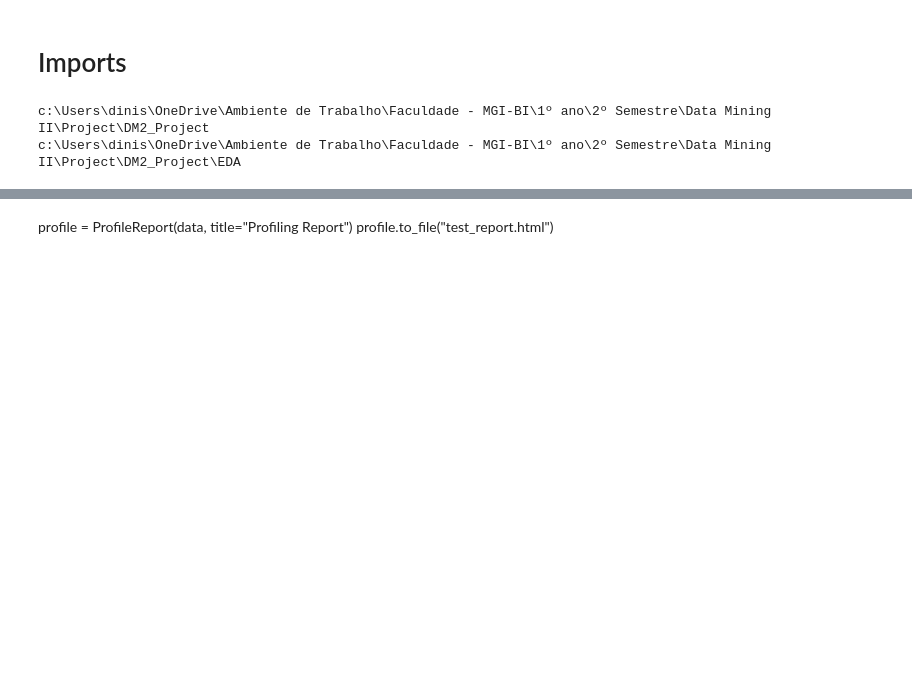
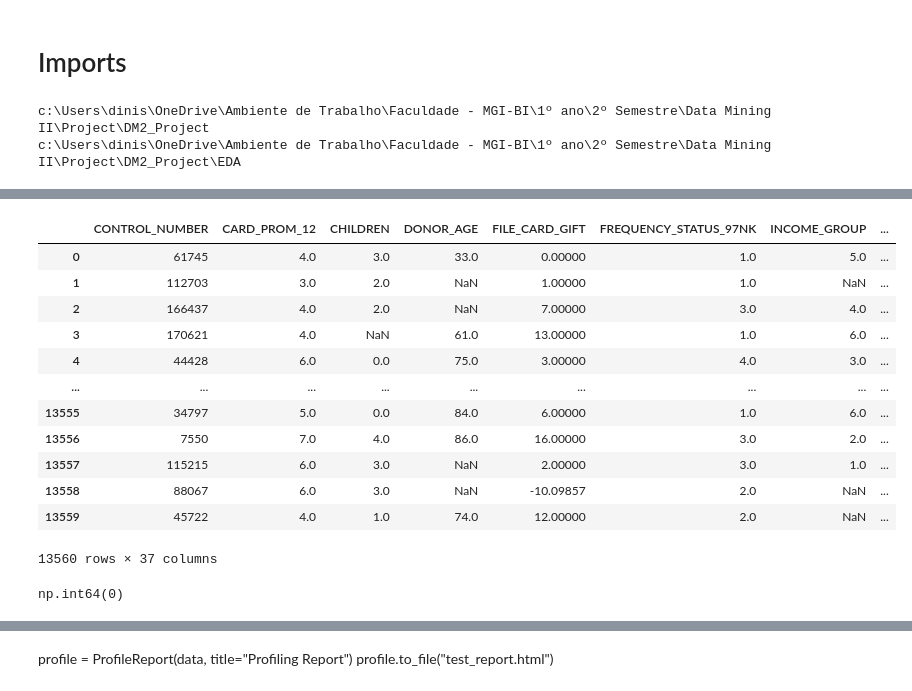
Before and after one commit to Dinis239/DM2_Project, a Jupyter notebook: EDA/test_dinis.ipynb, the cells around one changed output, grey strips where cells are left out. Drawn from its saved outputs; the diff is of its cells as text; code cells hidden in the pictures; blank space fills up the shorter version.

```diff
--- a/EDA/test_dinis.ipynb
+++ b/EDA/test_dinis.ipynb
@@ -20,0 +37,20 @@ c:\Users\dinis\OneDrive\Ambiente de Trabalho\Faculdade - MGI-BI\1º ano\2º Seme
+# %%
+data.astype({'SES' : 'Int64'}).select_dtypes(np.number)
+# %% [output]
+|  | CONTROL_NUMBER | CARD_PROM_12 | CHILDREN | DONOR_AGE | FILE_CARD_GIFT | FREQUENCY_STATUS_97NK | INCOME_GROUP | ... |
+| 0 | 61745 | 4.0 | 3.0 | 33.0 | 0.00000 | 1.0 | 5.0 | ... |
+| 1 | 112703 | 3.0 | 2.0 | NaN | 1.00000 | 1.0 | NaN | ... |
+| 2 | 166437 | 4.0 | 2.0 | NaN | 7.00000 | 3.0 | 4.0 | ... |
+| 3 | 170621 | 4.0 | NaN | 61.0 | 13.00000 | 1.0 | 6.0 | ... |
+| 4 | 44428 | 6.0 | 0.0 | 75.0 | 3.00000 | 4.0 | 3.0 | ... |
+| ... | ... | ... | ... | ... | ... | ... | ... | ... |
+| 13555 | 34797 | 5.0 | 0.0 | 84.0 | 6.00000 | 1.0 | 6.0 | ... |
+| 13556 | 7550 | 7.0 | 4.0 | 86.0 | 16.00000 | 3.0 | 2.0 | ... |
+| 13557 | 115215 | 6.0 | 3.0 | NaN | 2.00000 | 3.0 | 1.0 | ... |
+| 13558 | 88067 | 6.0 | 3.0 | NaN | -10.09857 | 2.0 | NaN | ... |
+| 13559 | 45722 | 4.0 | 1.0 | 74.0 | 12.00000 | 2.0 | NaN | ... |
+13560 rows × 37 columns
+# %%
+(data['LIFETIME_GIFT_AMOUNT'] == 0).sum()
+# %% [output]
+np.int64(0)
```
Also changed, not shown: parts of 8 cells of this notebook, 39 other files.
